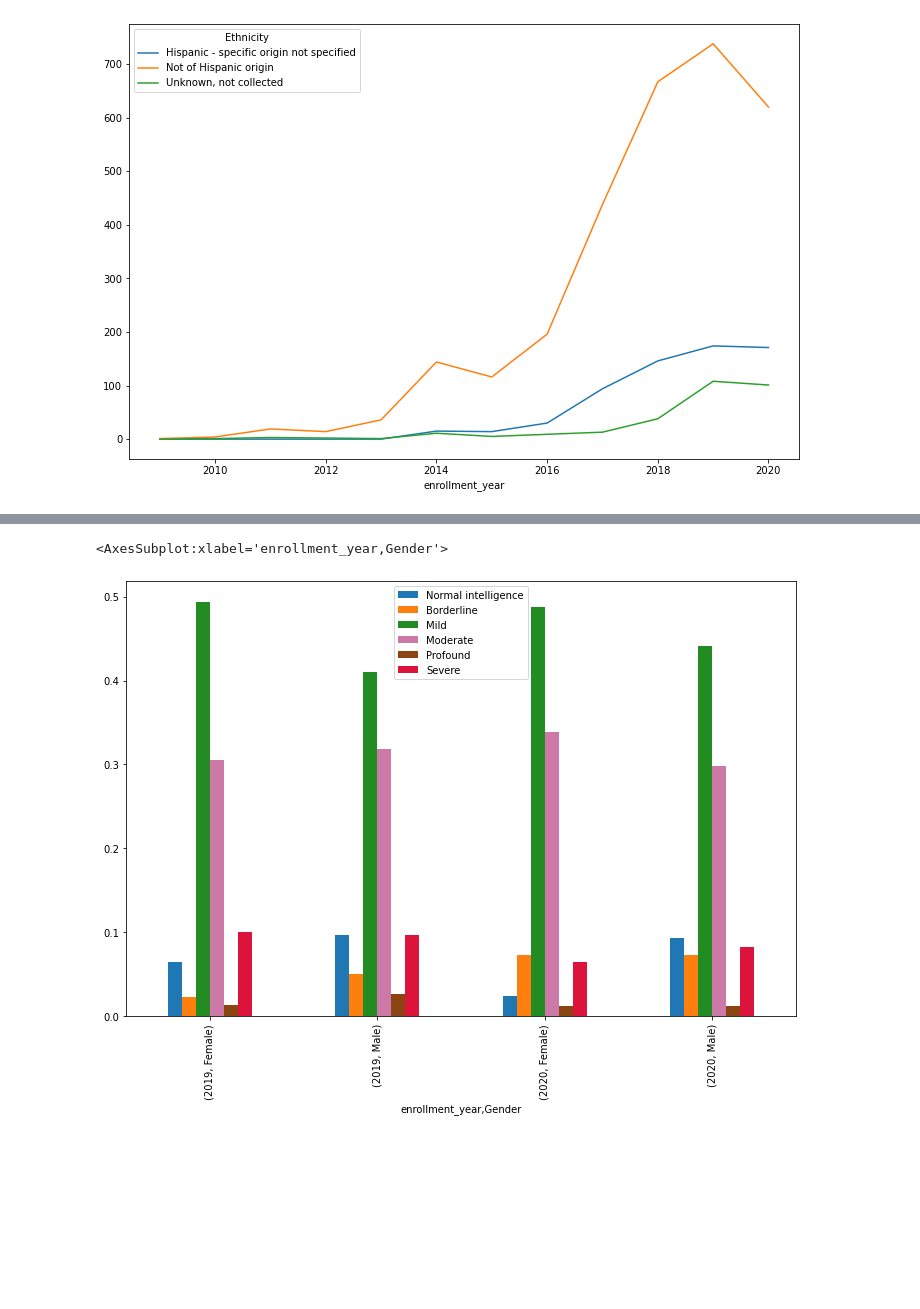
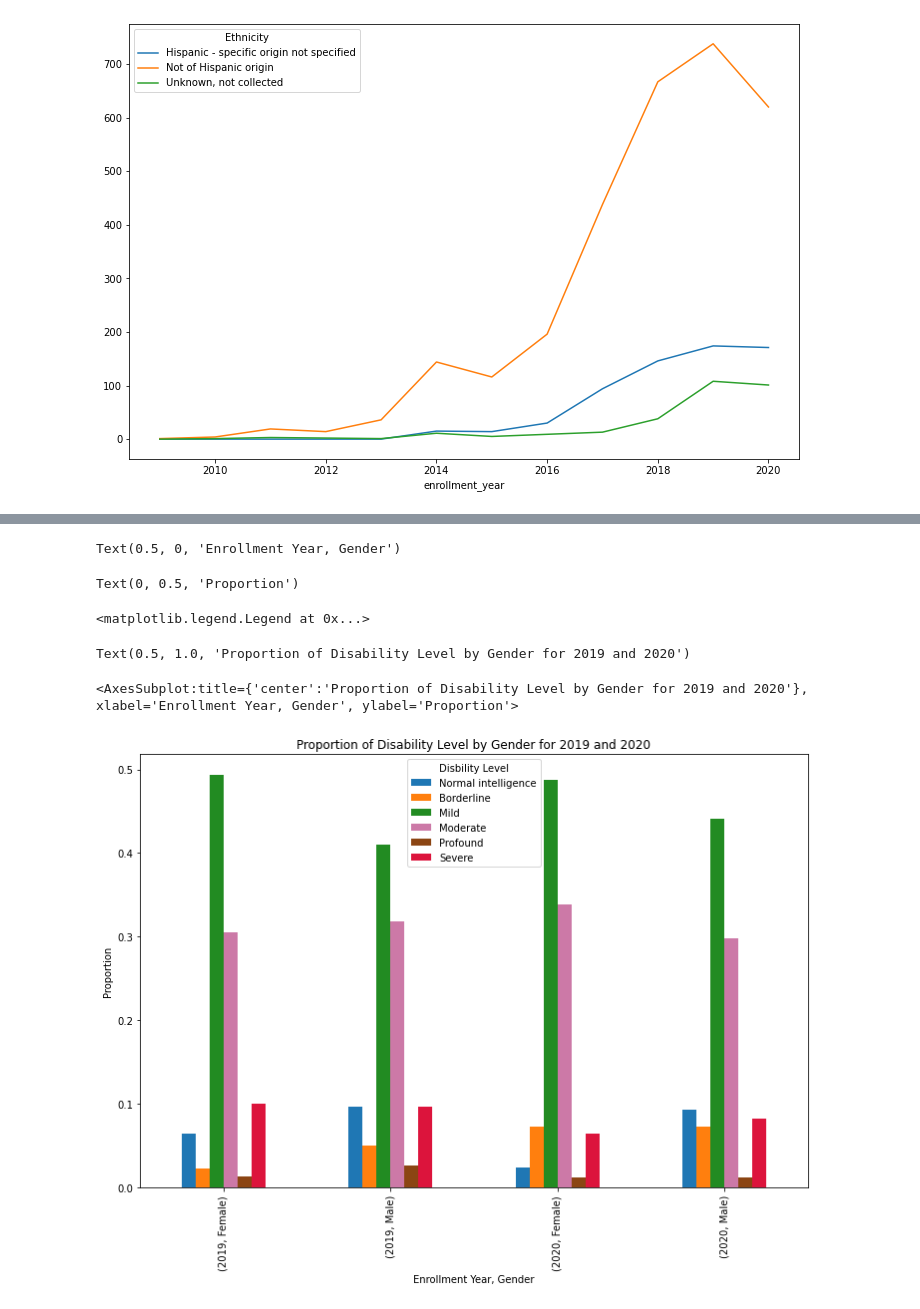
Before and after one commit to aimenabdulaziz/qss_final_project, a Jupyter notebook: code/01_data_cleaning_and_merging.ipynb, the cells around one changed output, grey strips where cells are left out. Drawn from its saved outputs; the diff is of its cells as text; code cells hidden in the pictures; blank space fills up the shorter version.

```diff
--- a/code/01_data_cleaning_and_merging.ipynb
+++ b/code/01_data_cleaning_and_merging.ipynb
@@ -520,7 +535,16 @@ demographics_aggression_problems.groupby("Gender")['disability_level_ordered'].v
 # %%
 temp = demographics_aggression_problems[demographics_aggression_problems.enrollment_year > 2018]
-temp.groupby(['enrollment_year', 'Gender'])['disability_level_ordered'].value_counts(normalize=True).unstack().fillna(0).plot(kind='bar', figsize=(12, 8), color=colors.values())
+disability_after_2018 = temp.groupby(['enrollment_year', 'Gender'])['disability_level_ordered'].value_counts(normalize=True).unstack().fillna(0).plot(kind='bar', figsize=(12, 8), color=colors.values())
+disability_after_2018.set_xlabel("Enrollment Year, Gender")
+disability_after_2018.set_ylabel("Proportion")
+disability_after_2018.legend(title="Disbility Level")
+disability_after_2018.set_title("Proportion of Disability Level by Gender for 2019 and 2020")
+disability_after_2018
 # %% [output]
-<AxesSubplot:xlabel='enrollment_year,Gender'>
+Text(0.5, 0, 'Enrollment Year, Gender')
+Text(0, 0.5, 'Proportion')
+<matplotlib.legend.Legend at 0x...>
+Text(0.5, 1.0, 'Proportion of Disability Level by Gender for 2019 and 2020')
+<AxesSubplot:title={'center':'Proportion of Disability Level by Gender for 2019 and 2020'}, xlabel='Enrollment Year, Gender', ylabel='Proportion'>
-[figure, old version]
+[figure, new version]
 # %%
```
Also changed, not shown: parts of 7 cells of this notebook.
